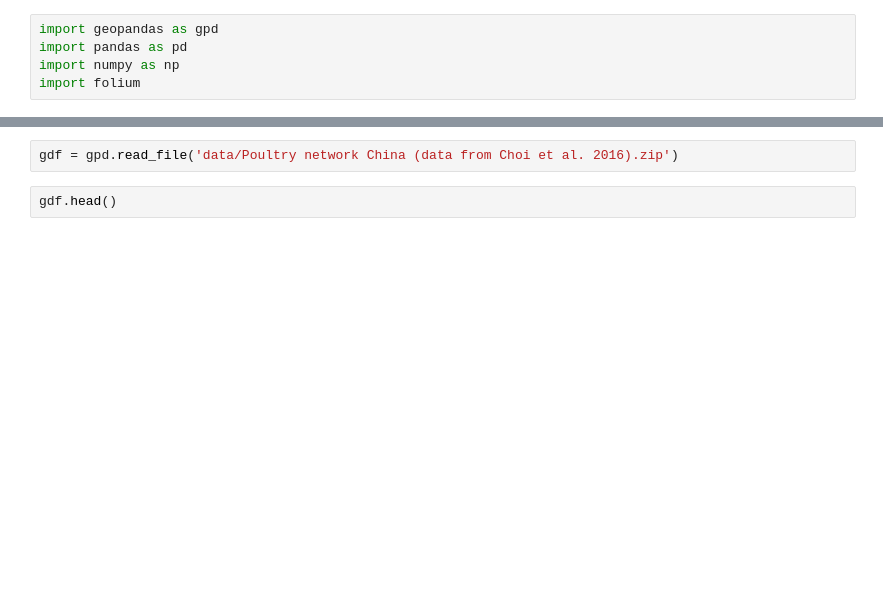
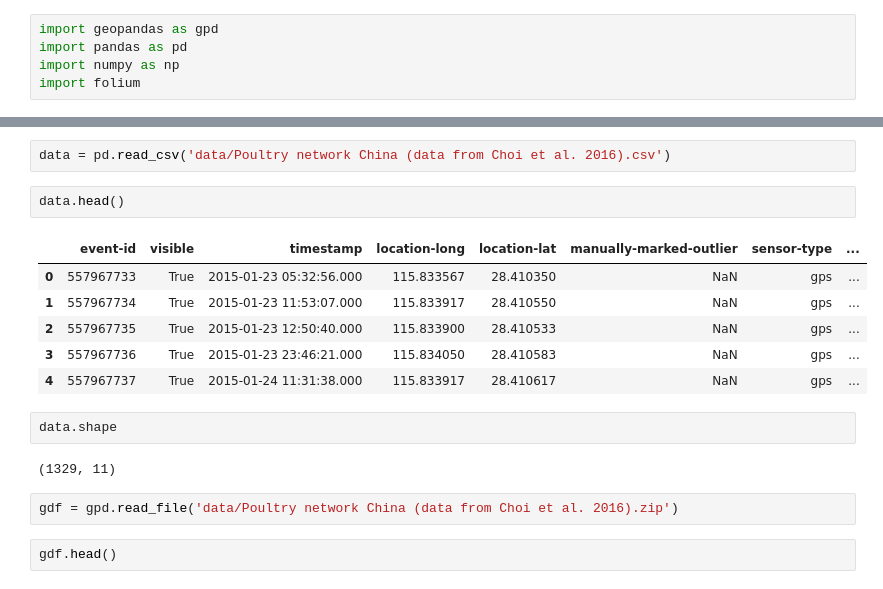
Before and after one commit to k3nnywilliam/duck-avian-map-analysis, a Jupyter notebook: avian-flu-analysis.ipynb, the cells around one changed output, grey strips where cells are left out. Drawn from its saved outputs; the diff is of its cells as text; blank space fills up the shorter version.

```diff
--- a/avian-flu-analysis.ipynb
+++ b/avian-flu-analysis.ipynb
@@ -17,3 +73,18 @@ import folium
+# %%
+data = pd.read_csv('data/Poultry network China (data from Choi et al. 2016).csv')
+# %%
+data.head()
+# %% [output]
+|  | event-id | visible | timestamp | location-long | location-lat | manually-marked-outlier | sensor-type | ... |
+| 0 | 557967733 | True | 2015-01-23 05:32:56.000 | 115.833567 | 28.410350 | NaN | gps | ... |
+| 1 | 557967734 | True | 2015-01-23 11:53:07.000 | 115.833917 | 28.410550 | NaN | gps | ... |
+| 2 | 557967735 | True | 2015-01-23 12:50:40.000 | 115.833900 | 28.410533 | NaN | gps | ... |
+| 3 | 557967736 | True | 2015-01-23 23:46:21.000 | 115.834050 | 28.410583 | NaN | gps | ... |
+| 4 | 557967737 | True | 2015-01-24 11:31:38.000 | 115.833917 | 28.410617 | NaN | gps | ... |
+# %%
+data.shape
+# %% [output]
+(1329, 11)
 # %%
 gdf = gpd.read_file('data/Poultry network China (data from Choi et al. 2016).zip')
 # %%
```
Also changed, not shown: parts of 19 cells of this notebook.
